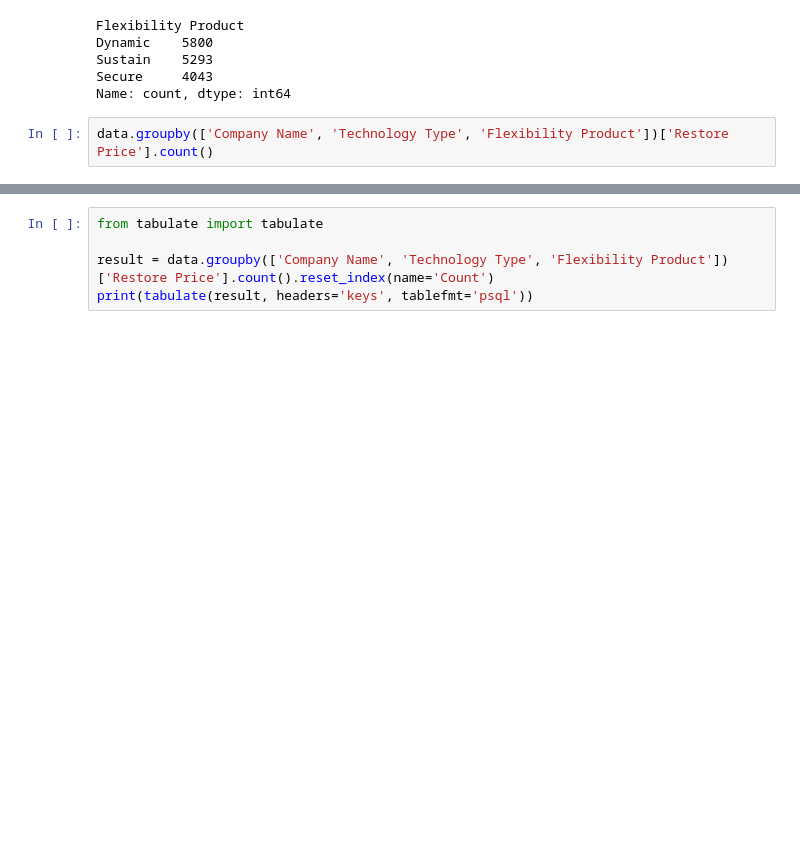
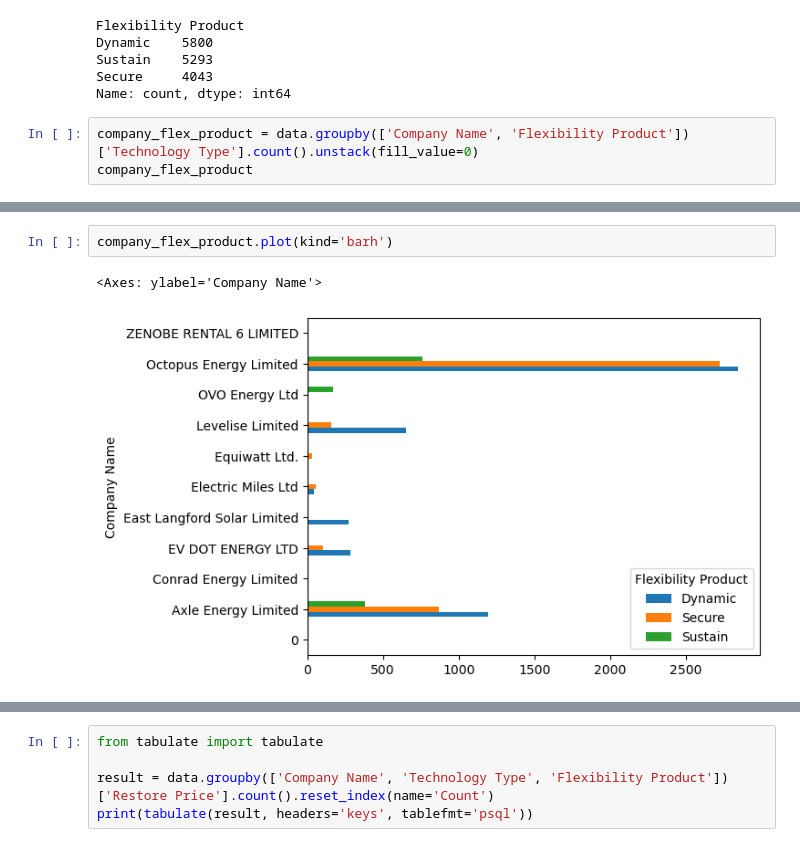
Before and after one commit to johnomage/Flexibility-Trades-Data-EDA, a Jupyter notebook: flex_analysis.ipynb, the cells around one changed output, grey strips where cells are left out. Cells and saved outputs as stored; diff of their text form; blank space fills up the shorter version.

```diff
--- a/flex_analysis.ipynb
+++ b/flex_analysis.ipynb
@@ -132,5 +628,6 @@ Sustain    5293
 Secure     4043
 Name: count, dtype: int64
 # %%
-data.groupby(['Company Name', 'Technology Type', 'Flexibility Product'])['Restore Price'].count()
+company_flex_product = data.groupby(['Company Name', 'Flexibility Product'])['Technology Type'].count().unstack(fill_value=0)
+company_flex_product
 # %% [output]
@@ -153,0 +666,5 @@ Name: Restore Price, dtype: int64
+# %%
+company_flex_product.plot(kind='barh')
+# %% [output]
+<Axes: ylabel='Company Name'>
+[figure, added]
```
Also changed, not shown: parts of 50 cells of this notebook, 3 other files.
